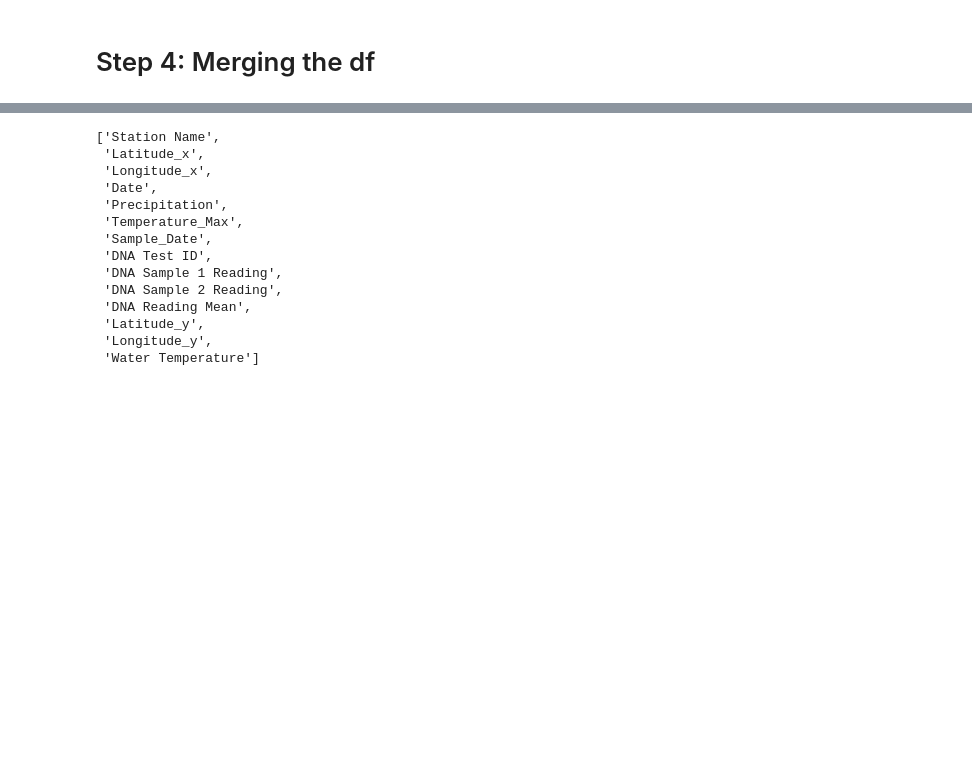
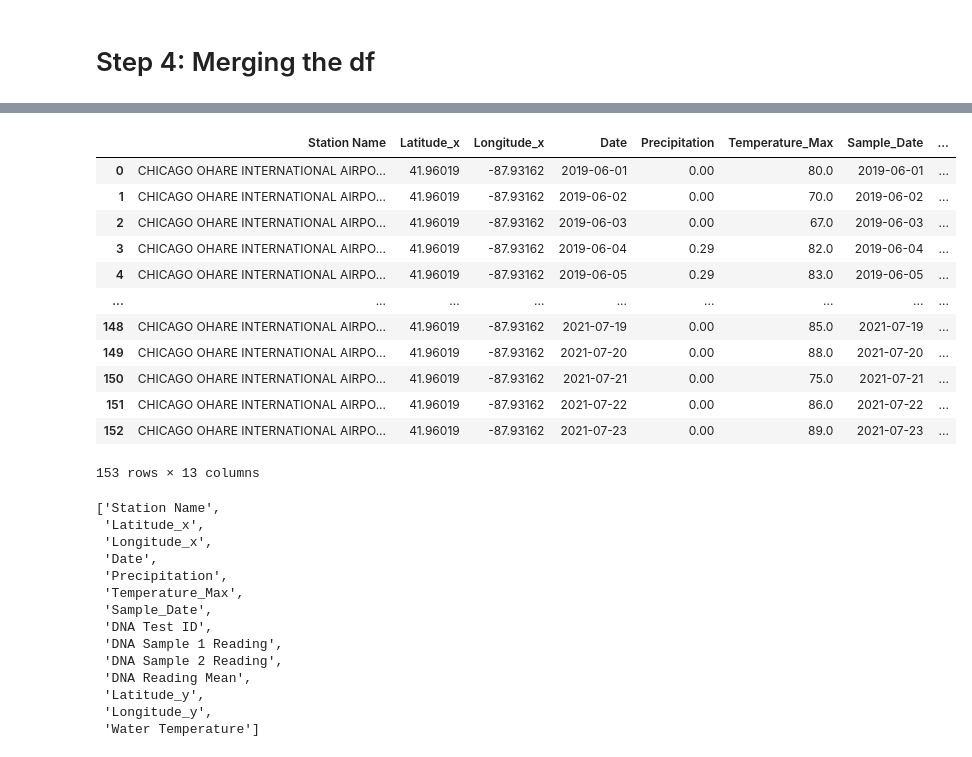
Before and after one commit to danielatuesta55/E_Coli_Chicago_Beaches, a Jupyter notebook: Jupyterlab_Notebooks/full_beach.ipynb, the cells around one changed output, grey strips where cells are left out. Saved outputs shown, nothing was run; the diff lists cells and outputs as text; code cells hidden in the pictures; blank space fills up the shorter version.

```diff
--- a/Jupyterlab_Notebooks/full_beach.ipynb
+++ b/Jupyterlab_Notebooks/full_beach.ipynb
@@ -249,3 +286,19 @@ joined1 = pd.merge(temp_chicago, df_grouped, how='inner', on='Sample_Date')
+# %%
+joined1
+# %% [output]
+|  | Station Name | Latitude_x | Longitude_x | Date | Precipitation | Temperature_Max | Sample_Date | ... |
+| 0 | CHICAGO OHARE INTERNATIONAL AIRPO... | 41.96019 | -87.93162 | 2019-06-01 | 0.00 | 80.0 | 2019-06-01 | ... |
+| 1 | CHICAGO OHARE INTERNATIONAL AIRPO... | 41.96019 | -87.93162 | 2019-06-02 | 0.00 | 70.0 | 2019-06-02 | ... |
+| 2 | CHICAGO OHARE INTERNATIONAL AIRPO... | 41.96019 | -87.93162 | 2019-06-03 | 0.00 | 67.0 | 2019-06-03 | ... |
+| 3 | CHICAGO OHARE INTERNATIONAL AIRPO... | 41.96019 | -87.93162 | 2019-06-04 | 0.29 | 82.0 | 2019-06-04 | ... |
+| 4 | CHICAGO OHARE INTERNATIONAL AIRPO... | 41.96019 | -87.93162 | 2019-06-05 | 0.29 | 83.0 | 2019-06-05 | ... |
+| ... | ... | ... | ... | ... | ... | ... | ... | ... |
+| 148 | CHICAGO OHARE INTERNATIONAL AIRPO... | 41.96019 | -87.93162 | 2021-07-19 | 0.00 | 85.0 | 2021-07-19 | ... |
+| 149 | CHICAGO OHARE INTERNATIONAL AIRPO... | 41.96019 | -87.93162 | 2021-07-20 | 0.00 | 88.0 | 2021-07-20 | ... |
+| 150 | CHICAGO OHARE INTERNATIONAL AIRPO... | 41.96019 | -87.93162 | 2021-07-21 | 0.00 | 75.0 | 2021-07-21 | ... |
+| 151 | CHICAGO OHARE INTERNATIONAL AIRPO... | 41.96019 | -87.93162 | 2021-07-22 | 0.00 | 86.0 | 2021-07-22 | ... |
+| 152 | CHICAGO OHARE INTERNATIONAL AIRPO... | 41.96019 | -87.93162 | 2021-07-23 | 0.00 | 89.0 | 2021-07-23 | ... |
+153 rows × 13 columns
 # %%
 #Merging data frames
 joined2 = pd.merge(joined1, cleaned_quality, how = 'inner', on='Sample_Date')
```
Also changed, not shown: parts of 19 cells of this notebook, 2 other files.
